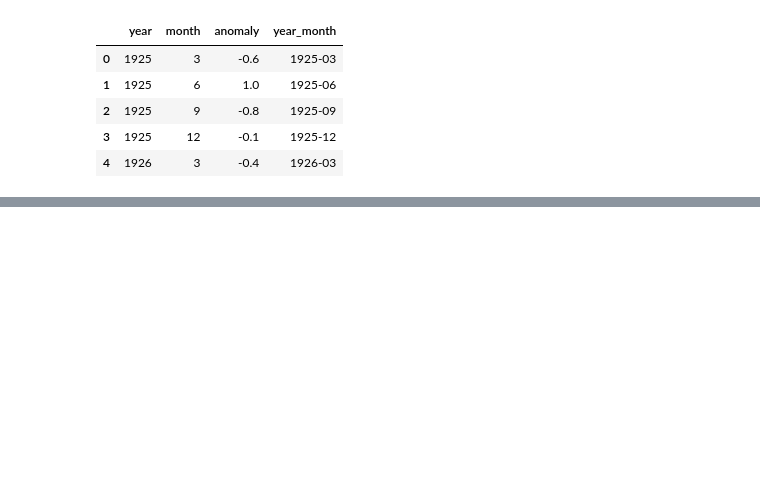
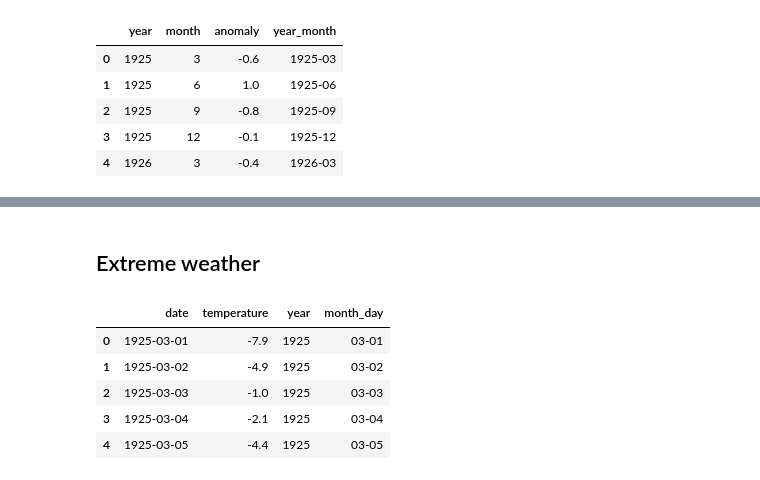
Before and after one commit to trhaugen/troms_weather, a Jupyter notebook: scripts/main_project.ipynb, the cells around one changed output, grey strips where cells are left out. Saved outputs shown, nothing was run; the diff lists cells and outputs as text; code cells hidden in the pictures; blank space fills up the shorter version.

```diff
--- a/scripts/main_project.ipynb
+++ b/scripts/main_project.ipynb
@@ -219,3 +232,19 @@ subtitle='Temperature Anomaly (°C compared to the 1960-1991 normal')
 )
 # %% [output]
 [interactive output not drawn]
+# %% [markdown]
+## Extreme weather
+# %%
+daily_temp = (pd.concat([summer_temperature, winter_temperature, atumn_temperature, spring_temperature])
+                 .assign(date=lambda x: pd.to_datetime(x['date']))
+                 .sort_values('date')
+                 .reset_index(drop=True))
+
+daily_temp.head()
+# %% [output]
+|  | date | temperature | year | month_day |
+| 0 | 1925-03-01 | -7.9 | 1925 | 03-01 |
+| 1 | 1925-03-02 | -4.9 | 1925 | 03-02 |
+| 2 | 1925-03-03 | -1.0 | 1925 | 03-03 |
+| 3 | 1925-03-04 | -2.1 | 1925 | 03-04 |
+| 4 | 1925-03-05 | -4.4 | 1925 | 03-05 |
```
Also changed, not shown: parts of 23 cells of this notebook, 6 other files.
